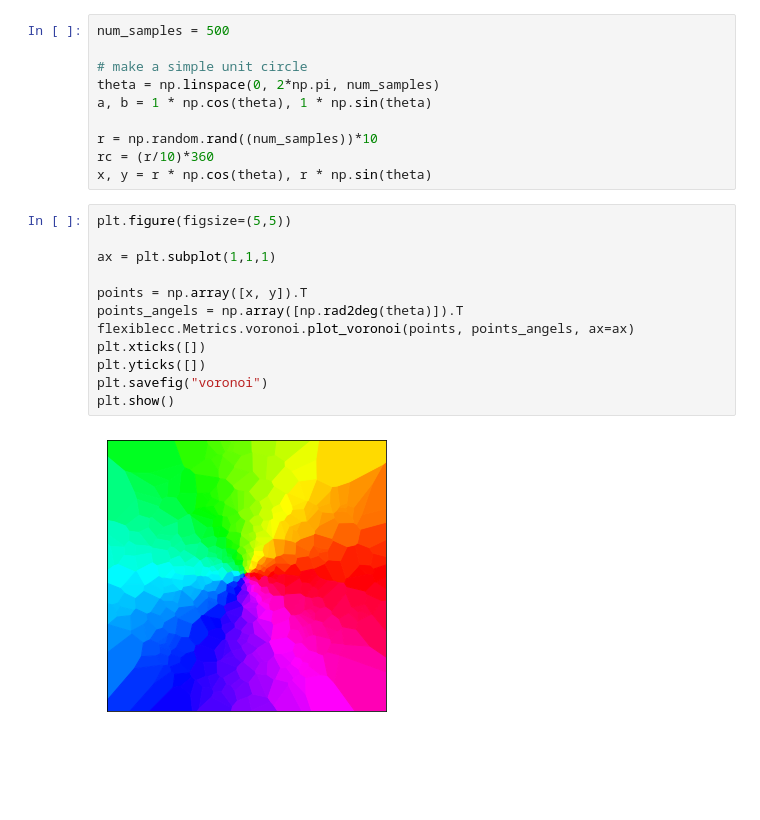
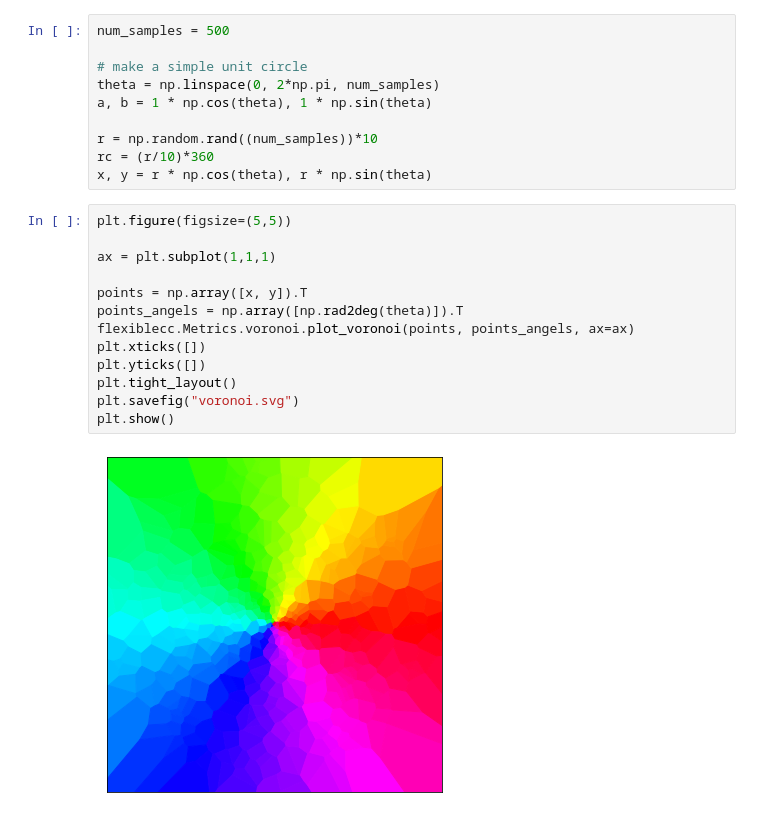
Before and after one commit to SimonLBSoerensen/Flexible-Camera-Calibration, a Jupyter notebook: SimonsTestBooks/TestBookMetrics.ipynb, the cells around one changed output. Saved outputs shown, nothing was run; the diff lists cells and outputs as text; blank space fills up the shorter version.

```diff
--- a/SimonsTestBooks/TestBookMetrics.ipynb
+++ b/SimonsTestBooks/TestBookMetrics.ipynb
@@ -23,14 +23,15 @@ x, y = r * np.cos(theta), r * np.sin(theta)
 # %%
 plt.figure(figsize=(5,5))
 
 ax = plt.subplot(1,1,1)
 
 points = np.array([x, y]).T
 points_angels = np.array([np.rad2deg(theta)]).T
 flexiblecc.Metrics.voronoi.plot_voronoi(points, points_angels, ax=ax)
 plt.xticks([])
 plt.yticks([])
-plt.savefig("voronoi")
+plt.tight_layout()
+plt.savefig("voronoi.svg")
 plt.show()
 # %% [output]
-[figure, old version]
+[figure, new version]
```
Also changed, not shown: 2 other files.
